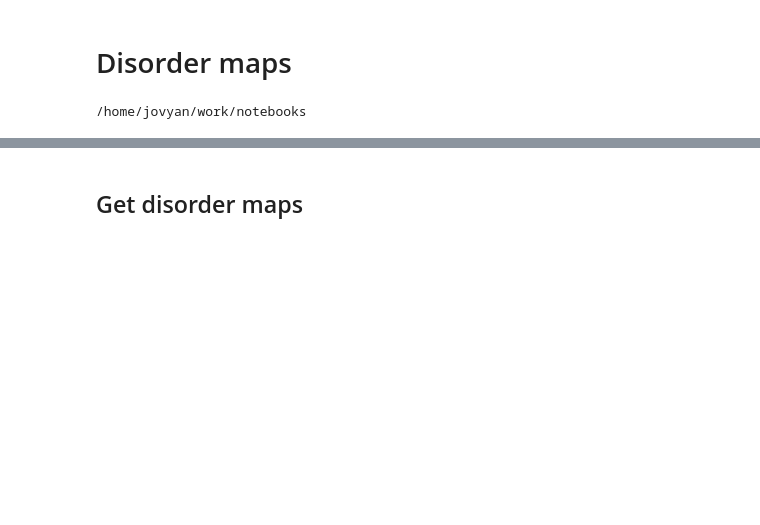
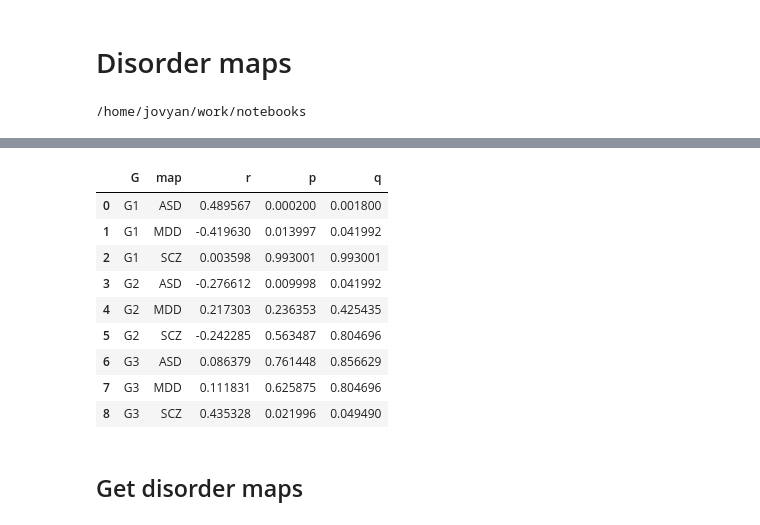
Before and after one commit to richardajdear/AHBA_gradients, a Jupyter notebook: notebooks/disorder_brainchart.ipynb, the cells around one changed output, grey strips where cells are left out. Cells and saved outputs as stored; diff of their text form; code cells hidden in the pictures; blank space fills up the shorter version.

```diff
--- a/notebooks/disorder_brainchart.ipynb
+++ b/notebooks/disorder_brainchart.ipynb
@@ -23,3 +52,16 @@ from gradientVersion import *
+# %%
+corr_nulls_from_grads(nulls_ds5['hcp_ds5 -> spin_5000 -> dk'], dk_scores, maps, method='pearsonr')
+# %% [output]
+|  | G | map | r | p | q |
+| 0 | G1 | ASD | 0.489567 | 0.000200 | 0.001800 |
+| 1 | G1 | MDD | -0.419630 | 0.013997 | 0.041992 |
+| 2 | G1 | SCZ | 0.003598 | 0.993001 | 0.993001 |
+| 3 | G2 | ASD | -0.276612 | 0.009998 | 0.041992 |
+| 4 | G2 | MDD | 0.217303 | 0.236353 | 0.425435 |
+| 5 | G2 | SCZ | -0.242285 | 0.563487 | 0.804696 |
+| 6 | G3 | ASD | 0.086379 | 0.761448 | 0.856629 |
+| 7 | G3 | MDD | 0.111831 | 0.625875 | 0.804696 |
+| 8 | G3 | SCZ | 0.435328 | 0.021996 | 0.049490 |
 # %% [markdown]
 ## Get disorder maps
 # %%
```
Also changed, not shown: parts of 8 cells of this notebook, 36 other files.
